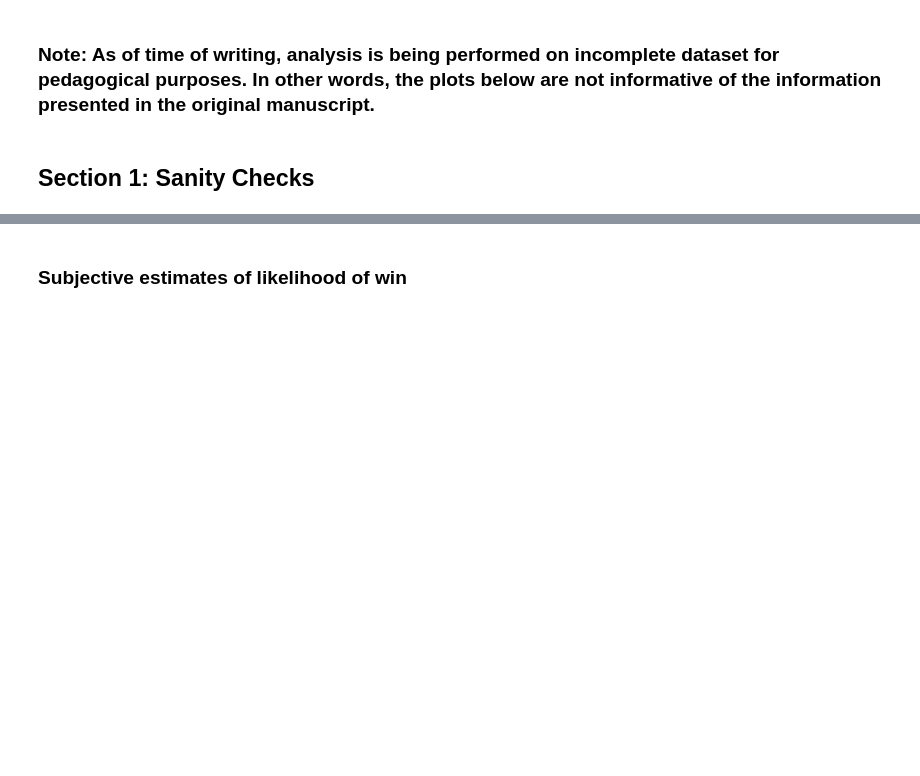
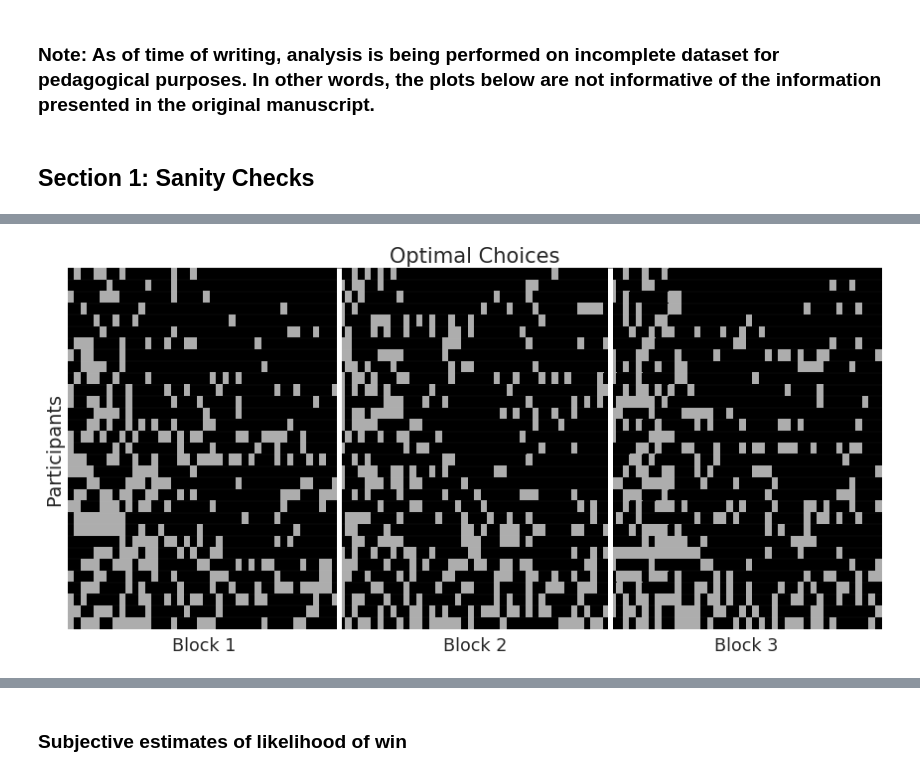
Before and after one commit to szorowi1/pni-rotations, a Jupyter notebook: primary_analysis.ipynb, the cells around one changed output, grey strips where cells are left out. Saved outputs shown, nothing was run; the diff lists cells and outputs as text; code cells hidden in the pictures; blank space fills up the shorter version.

```diff
--- a/primary_analysis.ipynb
+++ b/primary_analysis.ipynb
@@ -39,0 +96,43 @@ plt.tight_layout()
+# %%
+from matplotlib.colors import ListedColormap
+
+#~~~~~~~~~~~~~~~~~~~~~~~~~~~~~~~~~~~~~~~~~~#
+### Prepare data.
+#~~~~~~~~~~~~~~~~~~~~~~~~~~~~~~~~~~~~~~~~~~#
+
+## Optimal choices.
+optimal_choice = data[data.Block<4].copy()
+optimal_choice['Optimal'] = np.equal(optimal_choice['Choice'],
+                                     optimal_choice[['M1','M2']].max(axis=1))
+
+## Define metadata.
+n_subjects = optimal_choice.Datetime.unique().size
+n_trials = optimal_choice.Trial.max()
+n_blocks = optimal_choice.Block.max()
+
+optimal_choice = optimal_choice.Optimal.values.reshape(n_subjects, n_blocks*n_trials).astype(int)
+
+## Sort.
+sort_ix = np.argsort(optimal_choice.mean(axis=-1))
+optimal_choice = optimal_choice[sort_ix[::-1]]
+
+#~~~~~~~~~~~~~~~~~~~~~~~~~~~~~~~~~~~~~~~~~~#
+### Plotting.
+#~~~~~~~~~~~~~~~~~~~~~~~~~~~~~~~~~~~~~~~~~~#
+
+## Initialize canvas.
+fig, ax = plt.subplots(1,1,figsize=(12,6))
+cmap = ListedColormap(['#adadad','k'])
+
+## Plot.
+sns.heatmap(optimal_choice, cmap=cmap, cbar=False)
+
+## Add info.
+ax.vlines(np.arange(1,n_blocks)*n_trials, 0, n_subjects, lw=5, color='w')
+ax.hlines(np.arange(n_subjects), 0, n_trials*n_blocks, lw=0.05, color='w')
+ax.set(xticks=[21,63,105], yticks=[], ylabel='Participants', title='Optimal Choices')
+ax.set_xticklabels(['Block 1', 'Block 2', 'Block 3'], rotation=0)
+
+plt.tight_layout()
+# %% [output]
+[figure, added]
```
Also changed, not shown: parts of 8 cells of this notebook, 2 other files.
